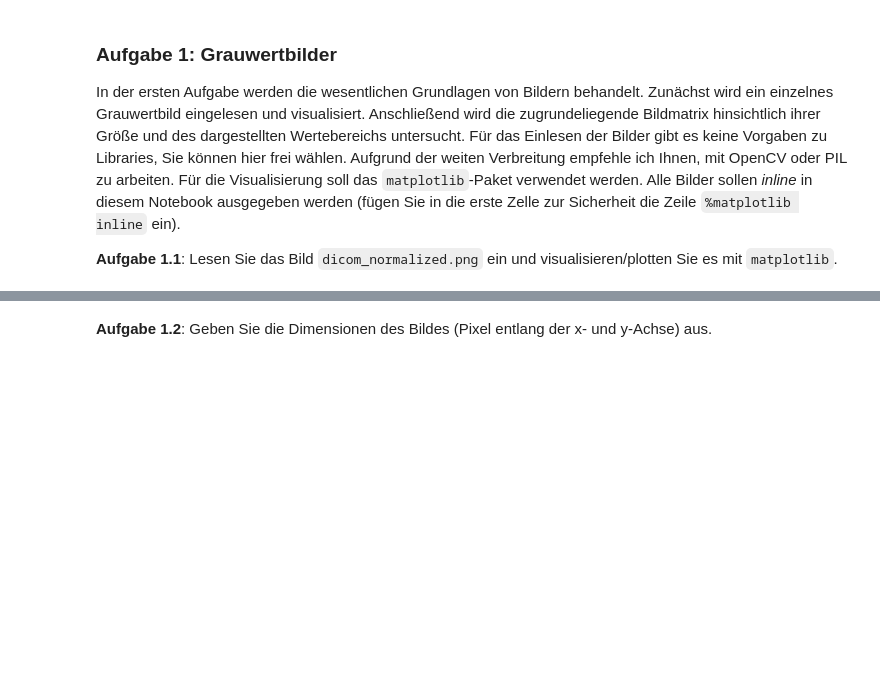
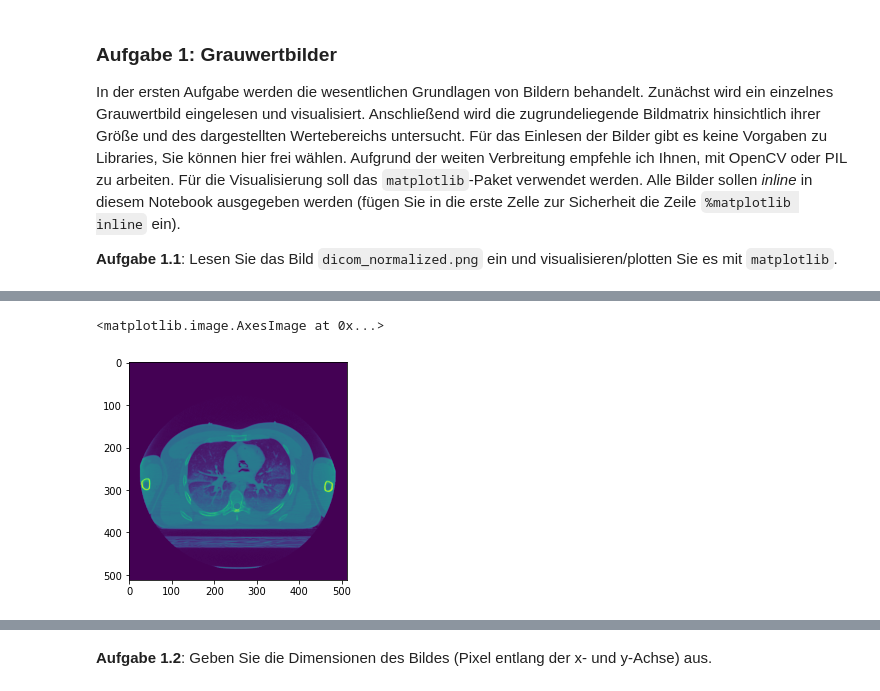
Before and after one commit to tolven/htw-gi-uebung, a Jupyter notebook: uebung1/EGI - Beleg 1.ipynb, the cells around one changed output, grey strips where cells are left out. Saved outputs shown, nothing was run; the diff lists cells and outputs as text; code cells hidden in the pictures; blank space fills up the shorter version.

```diff
--- a/uebung1/EGI - Beleg 1.ipynb
+++ b/uebung1/EGI - Beleg 1.ipynb
@@ -33,0 +32,8 @@ In der ersten Aufgabe werden die wesentlichen Grundlagen von Bildern behandelt.
+# %%
+# 1.1
+from PIL import Image as img
+import matplotlib.pyplot as plt
+import matplotlib.image as mpimg
+
+imgPillow = img.open("./resources/dicom_normalized.png")
+imgMatplot = mpimg.imread("./resources/dicom_normalized.png")
@@ -33,0 +54,5 @@ In der ersten Aufgabe werden die wesentlichen Grundlagen von Bildern behandelt.
+# %%
+plt.imshow(imgPillow)
+# %% [output]
+<matplotlib.image.AxesImage at 0x...>
+[figure, added]
```
Also changed, not shown: parts of 3 cells of this notebook.
